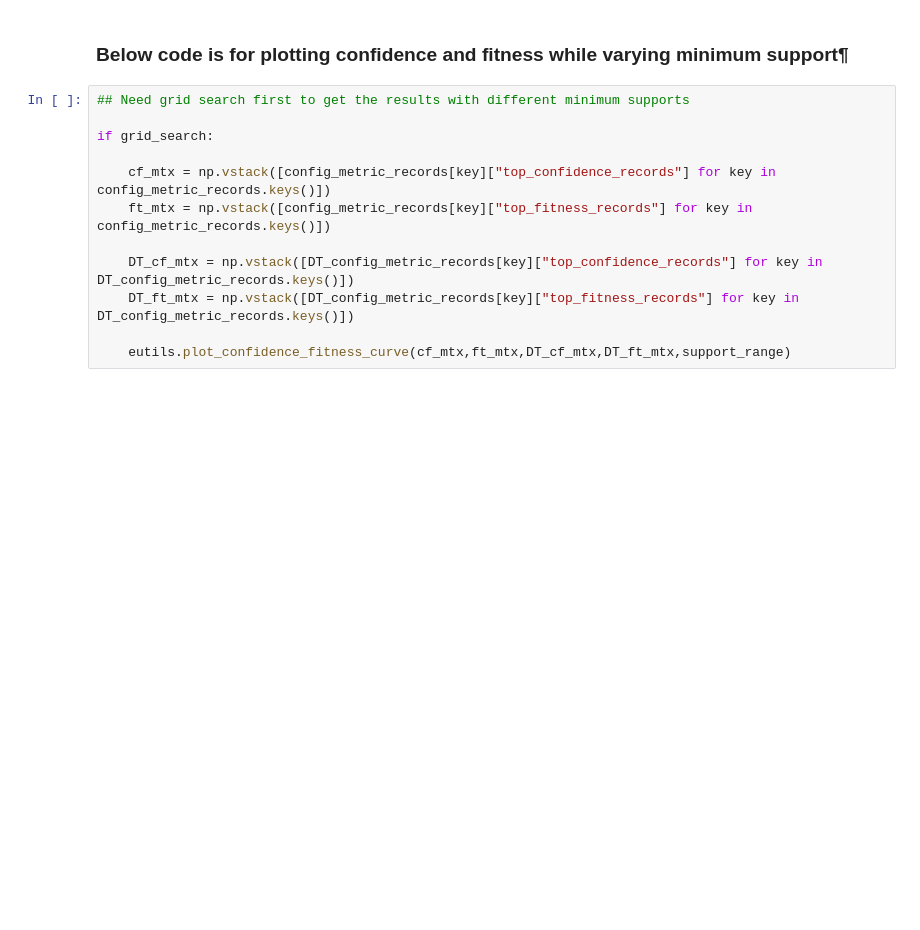
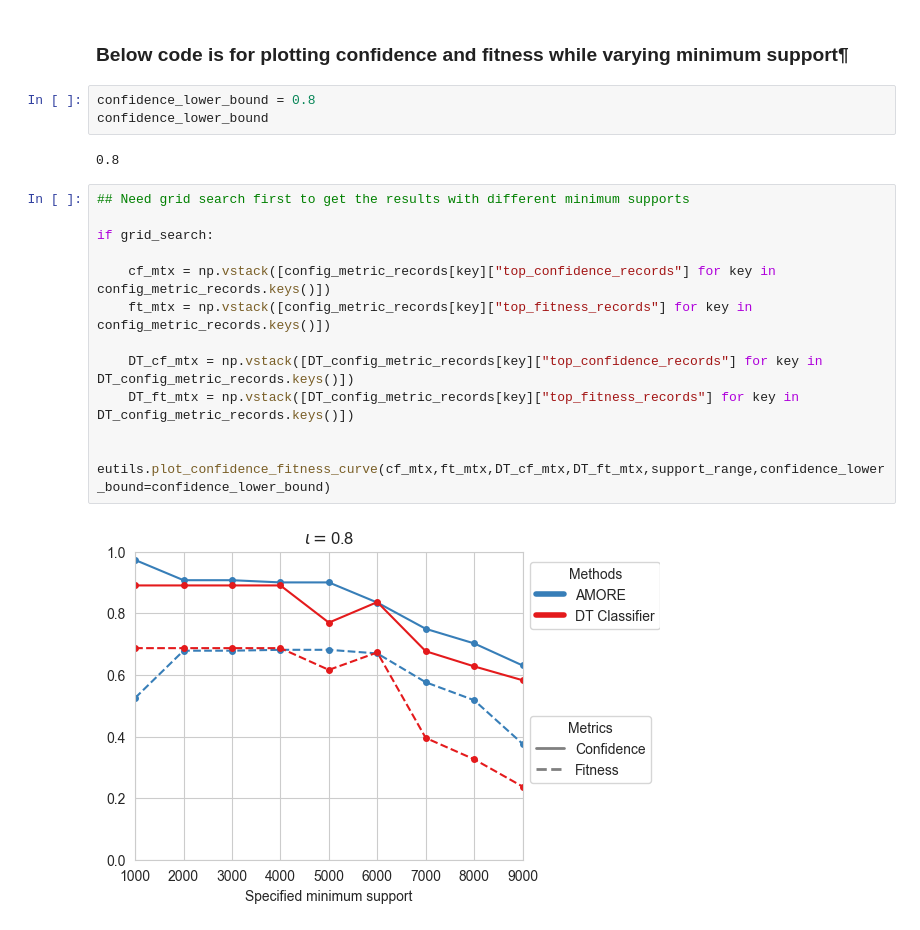
Before and after one commit to tmi-lab/AMORE, a Jupyter notebook: experiments/mnist/mnist.ipynb, the cells around one changed output. Cells and saved outputs as stored; diff of their text form; blank space fills up the shorter version.

```diff
--- a/experiments/mnist/mnist.ipynb
+++ b/experiments/mnist/mnist.ipynb
@@ -444,14 +471,21 @@ dtr.display_rules_from_DT(rule_list,rule_metric_list,feature_names)
 # %% [markdown]
 ### Below code is for plotting confidence and fitness while varying minimum support¶
+# %%
+confidence_lower_bound = 0.8
+confidence_lower_bound
+# %% [output]
+0.8
 # %%
 ## Need grid search first to get the results with different minimum supports
 
 if grid_search:
 
     cf_mtx = np.vstack([config_metric_records[key]["top_confidence_records"] for key in config_metric_records.keys()])
     ft_mtx = np.vstack([config_metric_records[key]["top_fitness_records"] for key in config_metric_records.keys()])
 
     DT_cf_mtx = np.vstack([DT_config_metric_records[key]["top_confidence_records"] for key in DT_config_metric_records.keys()])
     DT_ft_mtx = np.vstack([DT_config_metric_records[key]["top_fitness_records"] for key in DT_config_metric_records.keys()])
 
-    eutils.plot_confidence_fitness_curve(cf_mtx,ft_mtx,DT_cf_mtx,DT_ft_mtx,support_range)
+    eutils.plot_confidence_fitness_curve(cf_mtx,ft_mtx,DT_cf_mtx,DT_ft_mtx,support_range,confidence_lower_bound=confidence_lower_bound)
+# %% [output]
+[figure, added]
```
Also changed, not shown: parts of 5 cells of this notebook, 6 other files.
